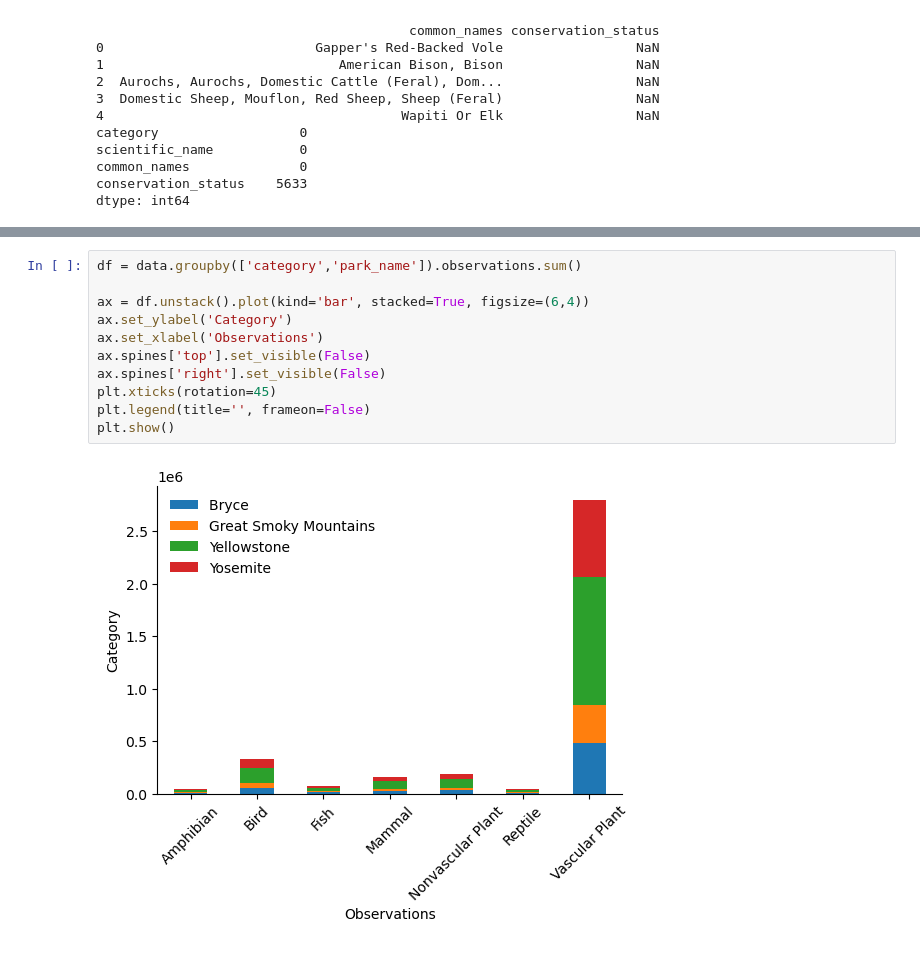
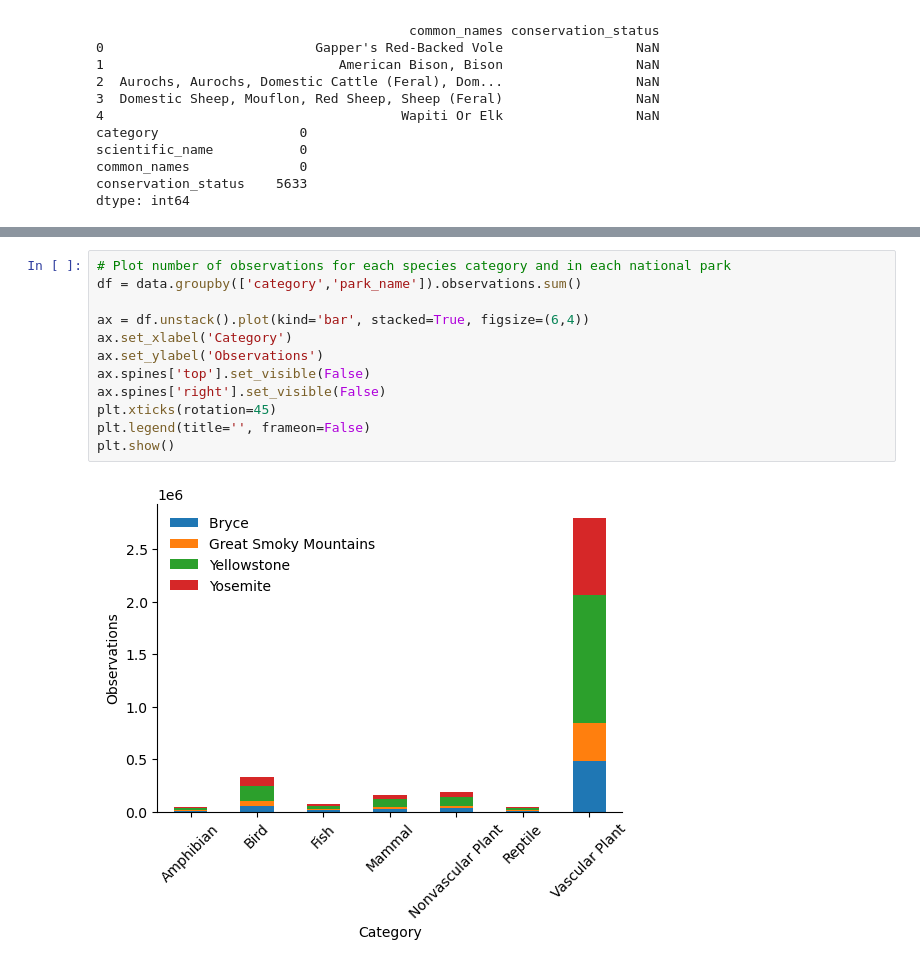
Before and after one commit to virginiacsn/Codecademy, a Jupyter notebook: Biodiversity/biodiversity.ipynb, the cells around one changed output, grey strips where cells are left out. Saved outputs shown, nothing was run; the diff lists cells and outputs as text.

```diff
--- a/Biodiversity/biodiversity.ipynb
+++ b/Biodiversity/biodiversity.ipynb
@@ -95,16 +86,17 @@ plt.show()
 # %% [output]
 [figure]
 # %%
+# Plot number of observations for each species category and in each national park
 df = data.groupby(['category','park_name']).observations.sum()
 
 ax = df.unstack().plot(kind='bar', stacked=True, figsize=(6,4))
-ax.set_ylabel('Category')
-ax.set_xlabel('Observations')
+ax.set_xlabel('Category')
+ax.set_ylabel('Observations')
 ax.spines['top'].set_visible(False)
 ax.spines['right'].set_visible(False)
 plt.xticks(rotation=45)
 plt.legend(title='', frameon=False)
 plt.show()
 # %% [output]
-[figure, old version]
+[figure, new version]
 # %%
```
Also changed, not shown: parts of 8 cells of this notebook, 1 other file.
